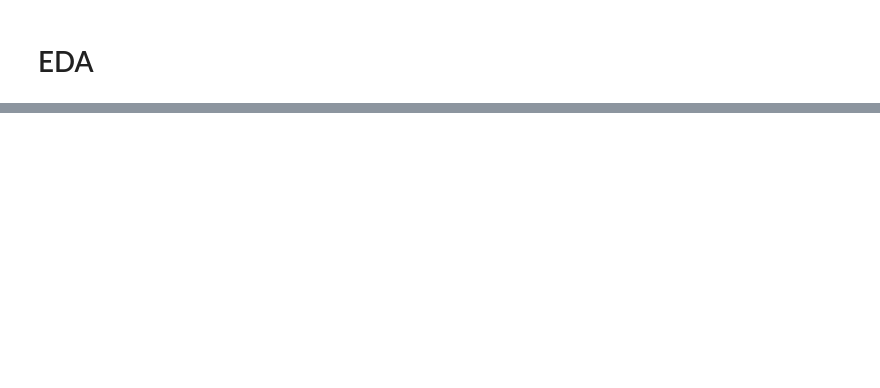
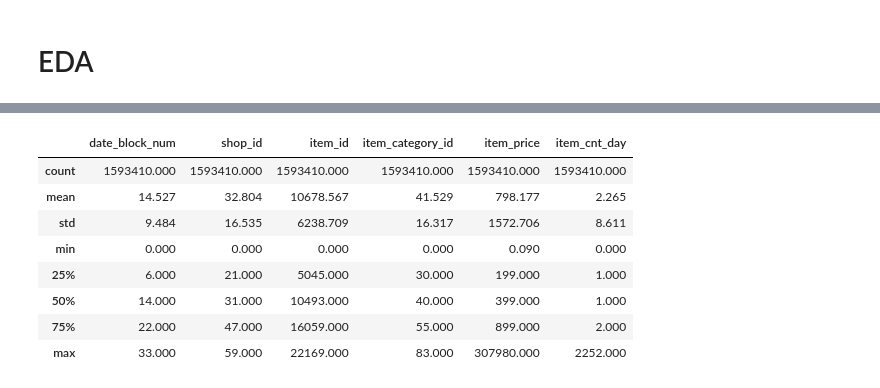
Before and after one commit to Neelam-Singhal/Forecast_Sales_Kaggle_Competiton, a Jupyter notebook: forecast_sales_model.ipynb, the cells around one changed output, grey strips where cells are left out. Saved outputs shown, nothing was run; the diff lists cells and outputs as text; code cells hidden in the pictures; blank space fills up the shorter version.

```diff
--- a/forecast_sales_model.ipynb
+++ b/forecast_sales_model.ipynb
@@ -122,0 +149,12 @@ Timestamp('2015-10-31 00:00:00')
+# %%
+df_group.describe()
+# %% [output]
+|  | date_block_num | shop_id | item_id | item_category_id | item_price | item_cnt_day |
+| count | 1593410.000 | 1593410.000 | 1593410.000 | 1593410.000 | 1593410.000 | 1593410.000 |
+| mean | 14.527 | 32.804 | 10678.567 | 41.529 | 798.177 | 2.265 |
+| std | 9.484 | 16.535 | 6238.709 | 16.317 | 1572.706 | 8.611 |
+| min | 0.000 | 0.000 | 0.000 | 0.000 | 0.090 | 0.000 |
+| 25% | 6.000 | 21.000 | 5045.000 | 30.000 | 199.000 | 1.000 |
+| 50% | 14.000 | 31.000 | 10493.000 | 40.000 | 399.000 | 1.000 |
+| 75% | 22.000 | 47.000 | 16059.000 | 55.000 | 899.000 | 2.000 |
+| max | 33.000 | 59.000 | 22169.000 | 83.000 | 307980.000 | 2252.000 |
```
Also changed, not shown: parts of 25 cells of this notebook.
